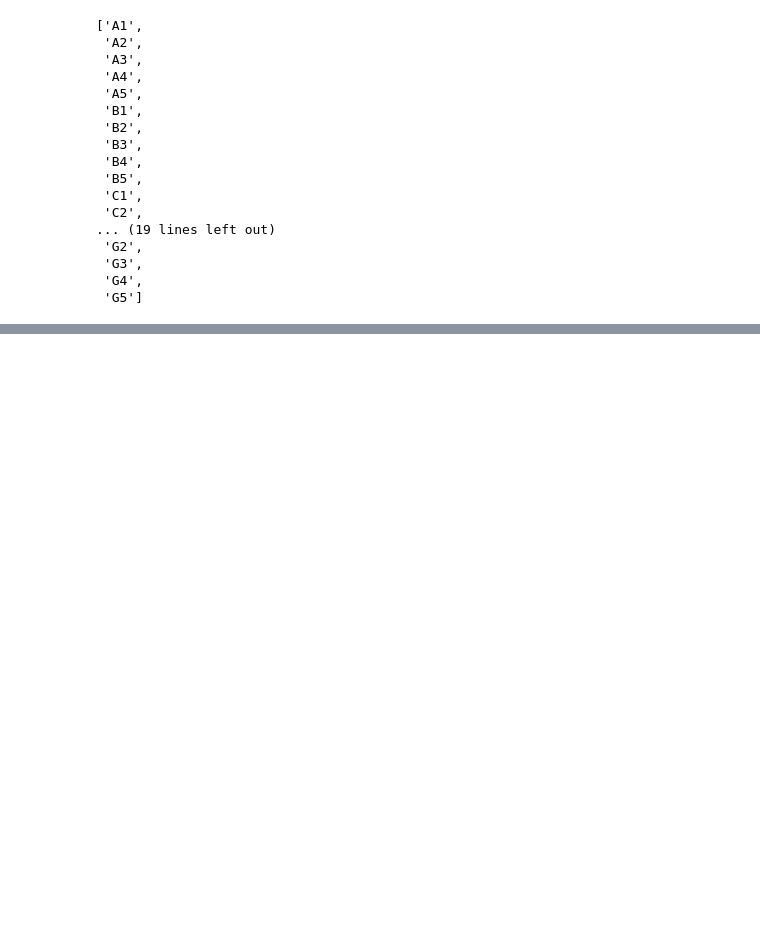
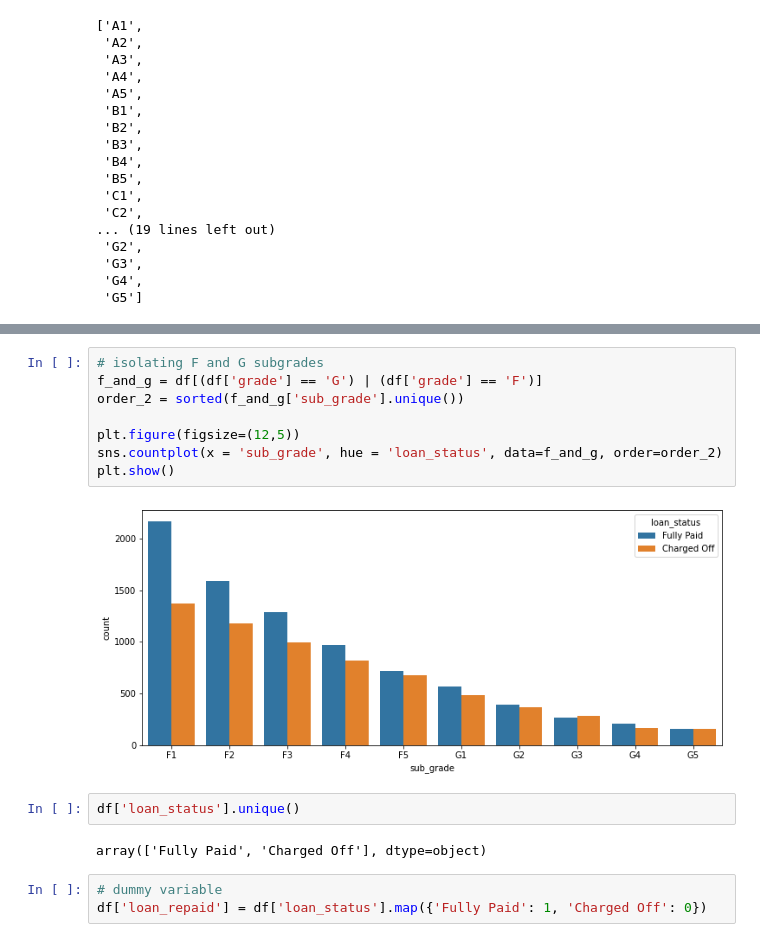
Before and after one commit to jordanfalcao/tensorflow2-deeplearning, a Jupyter notebook: 04-ANNs/04_Keras_Project.ipynb, the cells around one changed output, grey strips where cells are left out. Drawn from its saved outputs; the diff is of its cells as text; blank space fills up the shorter version.

```diff
--- a/04-ANNs/04_Keras_Project.ipynb
+++ b/04-ANNs/04_Keras_Project.ipynb
@@ -365,0 +377,17 @@ plt.show()
+# %%
+# isolating F and G subgrades
+f_and_g = df[(df['grade'] == 'G') | (df['grade'] == 'F')]
+order_2 = sorted(f_and_g['sub_grade'].unique())
+
+plt.figure(figsize=(12,5))
+sns.countplot(x = 'sub_grade', hue = 'loan_status', data=f_and_g, order=order_2)
+plt.show()
+# %% [output]
+[figure, added]
+# %%
+df['loan_status'].unique()
+# %% [output]
+array(['Fully Paid', 'Charged Off'], dtype=object)
+# %%
+# dummy variable
+df['loan_repaid'] = df['loan_status'].map({'Fully Paid': 1, 'Charged Off': 0})
```
Also changed, not shown: parts of 49 cells of this notebook, 1 other file.
